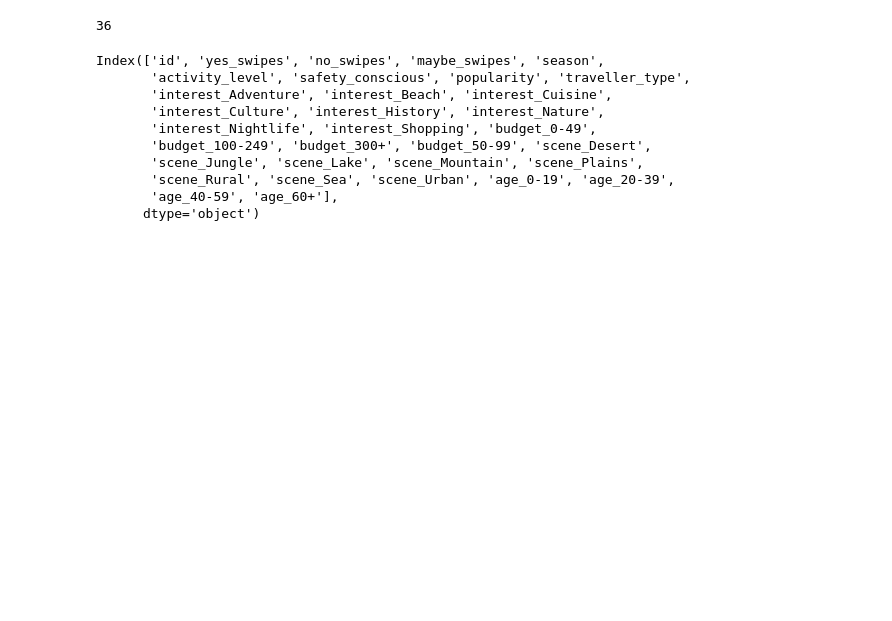
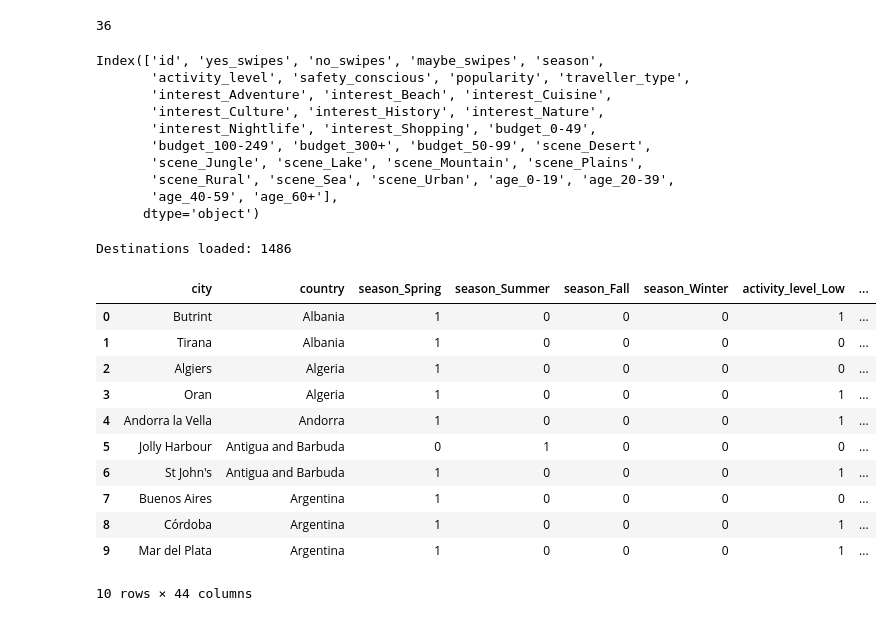
Before and after one commit to tijanatoskovic/Travel-Recommendation, a Jupyter notebook: nn/neural_network.ipynb, the cells around one changed output. Drawn from its saved outputs; the diff is of its cells as text; code cells hidden in the pictures; blank space fills up the shorter version.

```diff
--- a/nn/neural_network.ipynb
+++ b/nn/neural_network.ipynb
@@ -195,3 +195,49 @@ Index(['id', 'yes_swipes', 'no_swipes', 'maybe_swipes', 'season',
        'scene_Rural', 'scene_Sea', 'scene_Urban', 'age_0-19', 'age_20-39',
        'age_40-59', 'age_60+'],
       dtype='object')
+# %%
+# Ucitavanje destinacija
+dest1 = pd.read_csv('../data/DestinationFeatures/city_onehot_features_part_01.csv')
+dest2 = pd.read_csv('../data/DestinationFeatures/city_onehot_features_part_02.csv')
+dest3 = pd.read_csv('../data/DestinationFeatures/city_onehot_features_part_03.csv')
+dest4 = pd.read_csv('../data/DestinationFeatures/city_onehot_features_part_04.csv')
+
+dest = pd.concat([dest1, dest2, dest3, dest4], ignore_index=True)
+
+dest['destination_full'] = dest['city'].astype(str).str.strip() + ', ' + dest['country'].astype(str).str.strip()
+
+import re, unicodedata
+#zelimo da se otarasimo specijalnih karaktera u nazivima gradova
+def norm_key(s: str) -> str:
+    s = str(s).strip().lower()
+    s = unicodedata.normalize('NFKD', s)
+    s = ''.join(ch for ch in s if not unicodedata.combining(ch))
+    s = s.replace('&', 'and')
+    s = re.sub(r"[’'`\.]", "", s)
+    s = re.sub(r"[^a-z0-9]+", " ", s)
+    s = re.sub(r"\s+", " ", s).strip()
+    return s
+
+dest['dest_key'] = dest['destination_full'].apply(norm_key)
+
+dest_feat = dest.drop(columns=['city','country','destination_full'])
+
+dest_keys = set(dest_feat['dest_key'])
+print('Destinations loaded:', len(dest_feat))
+# %% [output]
+Destinations loaded: 1486
+# %%
+dest1.head(10)
+# %% [output]
+|  | city | country | season_Spring | season_Summer | season_Fall | season_Winter | activity_level_Low | ... |
+| 0 | Butrint | Albania | 1 | 0 | 0 | 0 | 1 | ... |
+| 1 | Tirana | Albania | 1 | 0 | 0 | 0 | 0 | ... |
+| 2 | Algiers | Algeria | 1 | 0 | 0 | 0 | 0 | ... |
+| 3 | Oran | Algeria | 1 | 0 | 0 | 0 | 1 | ... |
+| 4 | Andorra la Vella | Andorra | 1 | 0 | 0 | 0 | 1 | ... |
+| 5 | Jolly Harbour | Antigua and Barbuda | 0 | 1 | 0 | 0 | 0 | ... |
+| 6 | St John's | Antigua and Barbuda | 1 | 0 | 0 | 0 | 1 | ... |
+| 7 | Buenos Aires | Argentina | 1 | 0 | 0 | 0 | 0 | ... |
+| 8 | Córdoba | Argentina | 1 | 0 | 0 | 0 | 1 | ... |
+| 9 | Mar del Plata | Argentina | 1 | 0 | 0 | 0 | 1 | ... |
+10 rows × 44 columns
```
Also changed, not shown: parts of 41 cells of this notebook, 1 other file.
